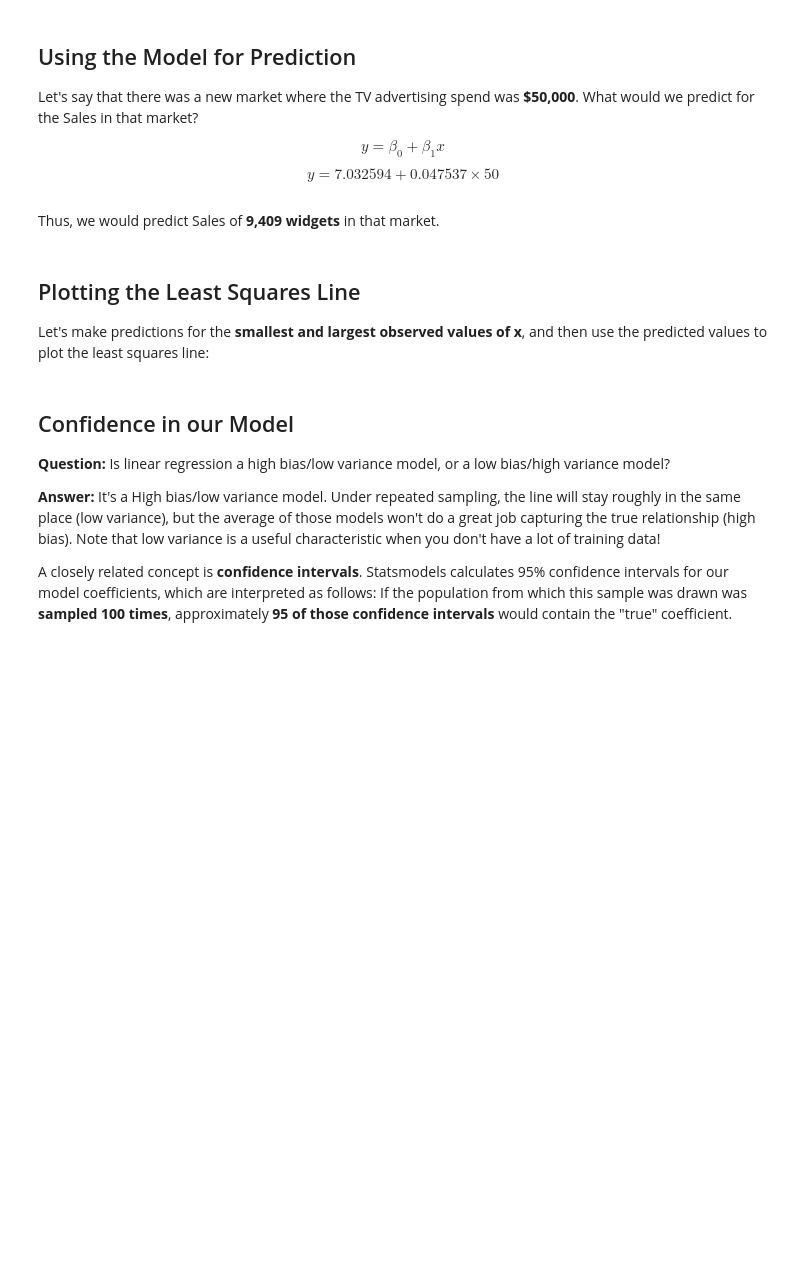
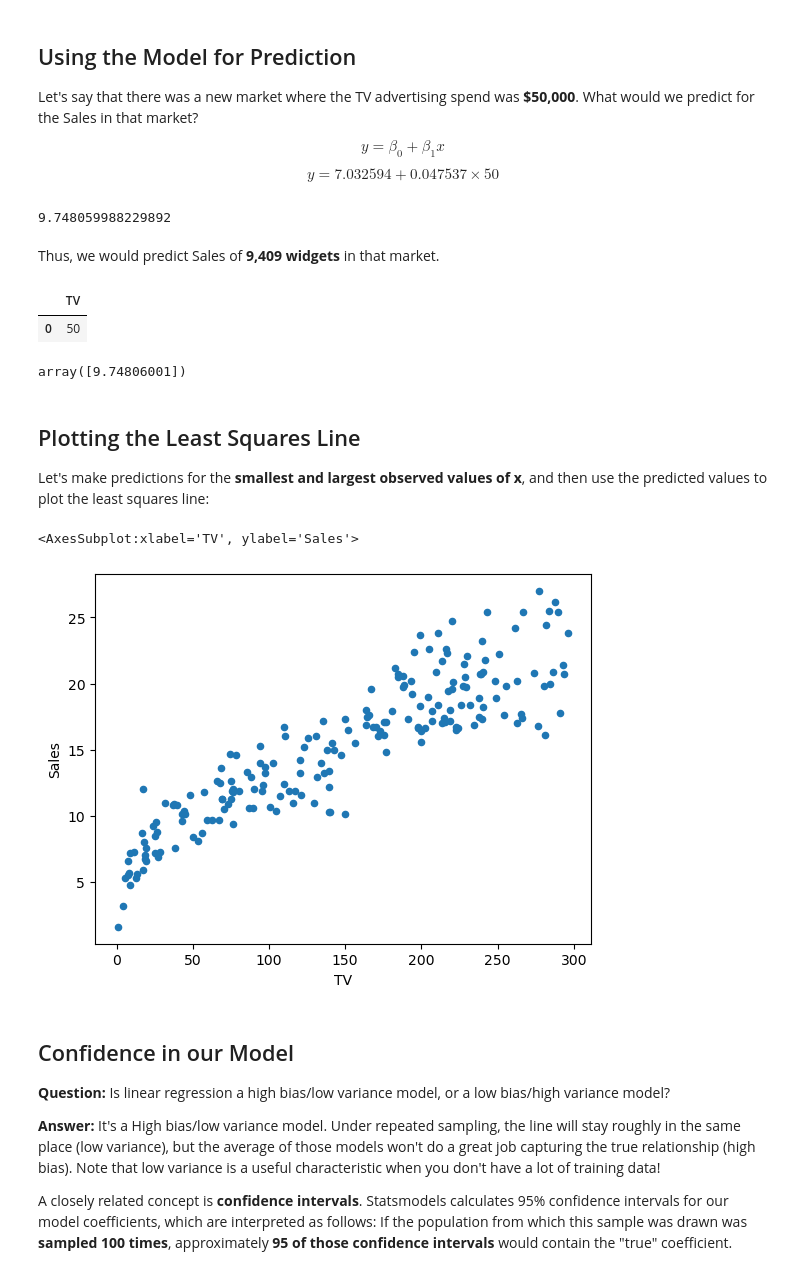
Before and after one commit to asterisk-ragavan/python-projects, a Jupyter notebook: palan_project/projects/project 1/LinearUNCODE.ipynb, the cells around one changed output. Saved outputs shown, nothing was run; the diff lists cells and outputs as text; code cells hidden in the pictures; blank space fills up the shorter version.

```diff
--- a/palan_project/projects/project 1/LinearUNCODE.ipynb
+++ b/palan_project/projects/project 1/LinearUNCODE.ipynb
@@ -165,12 +180,23 @@ $$y = \beta_0 + \beta_1x$$
 $$y = 7.032594 + 0.047537 \times 50$$
 # %%
 # manually calculate the prediction
+6.9748214882298925 + 0.05546477 * 50
+# %% [output]
+9.748059988229892
 # %% [markdown]
 Thus, we would predict Sales of **9,409 widgets** in that market.
 # %%
 # you have to create a DataFrame since the Statsmodels formula interface expects it
+X_new = pd.DataFrame({'TV':[50]})
+X_new.head()
+# %% [output]
+|  | TV |
+| 0 | 50 |
 # %%
 # use the model to make predictions on a new value
+lm.predict(X_new)
+# %% [output]
+array([9.74806001])
 # %% [markdown]
 ## Plotting the Least Squares Line
 
@@ -181,6 +207,10 @@ Let's make predictions for the **smallest and largest observed values of x**, an
 # make predictions for those x values and store them
 # %%
 # first, plot the observed data
+data.plot(kind='scatter', x='TV', y='Sales')
+# %% [output]
+<AxesSubplot:xlabel='TV', ylabel='Sales'>
+[figure, added]
 # %% [markdown]
 ## Confidence in our Model
 
```
Also changed, not shown: parts of 7 cells of this notebook, 4 other files.
